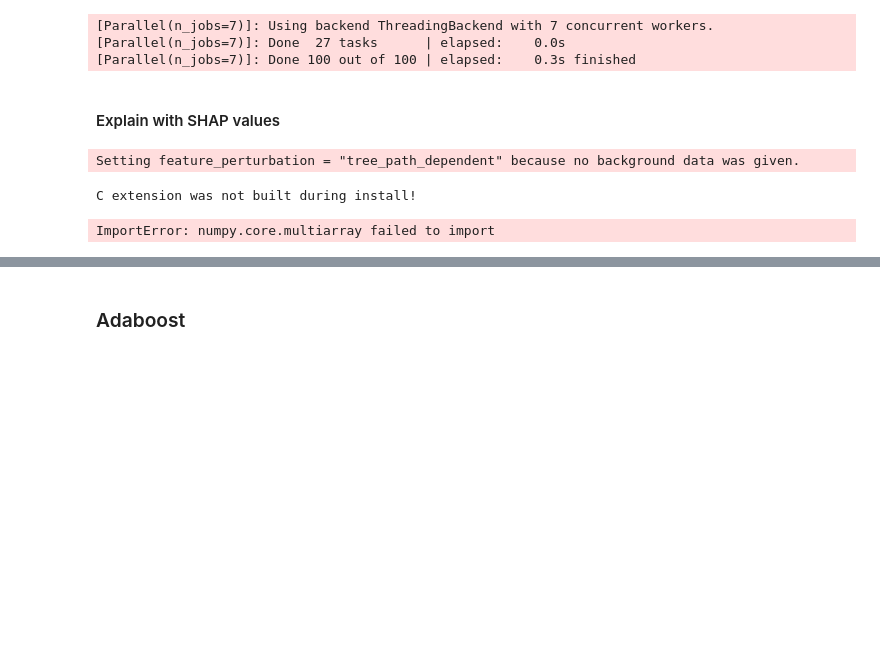
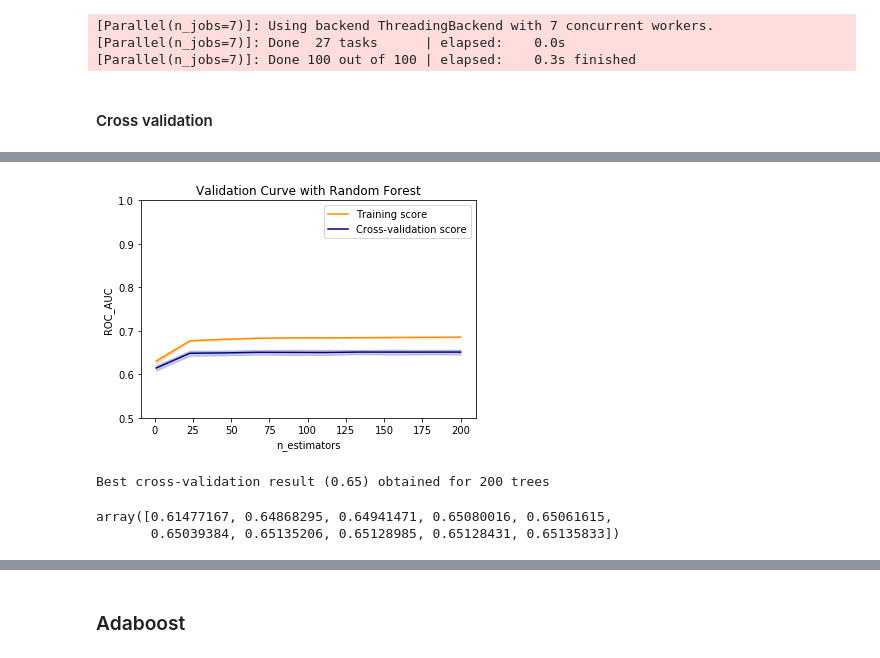
Before and after one commit to CaptainCandy/TMALL_Repurchase, a Jupyter notebook: script.ipynb, the cells around one changed output, grey strips where cells are left out. Drawn from its saved outputs; the diff is of its cells as text; code cells hidden in the pictures; blank space fills up the shorter version.

```diff
--- a/script.ipynb
+++ b/script.ipynb
@@ -500,5 +504,3 @@ np.save('data/trainpreds_1231_randomforest_maxdepth8_100trees.npy', train_preds[
 [Parallel(n_jobs=7)]: Using backend ThreadingBackend with 7 concurrent workers.
 [Parallel(n_jobs=7)]: Done  27 tasks      | elapsed:    0.0s
 [Parallel(n_jobs=7)]: Done 100 out of 100 | elapsed:    0.3s finished
-# %% [markdown]
-#### Explain with SHAP values
@@ -507,6 +507,64 @@ import shap
-# %%
-shap_explainer = shap.TreeExplainer(rf)
-# %% [output]
-Setting feature_perturbation = "tree_path_dependent" because no background data was given.
-C extension was not built during install!
-ImportError: numpy.core.multiarray failed to import
+# %% [markdown]
+#### Cross validation
+# %%
+# cross validation on n_estimators
+cv = StratifiedKFold(n_splits=10, shuffle=True, random_state=123)
+n_estimators_range = np.linspace(1, 200, 10).astype('int')
+train_scores, test_scores = validation_curve(
+    RandomForestClassifier(
+                       criterion='gini',
+                       max_depth=8,
+                       min_samples_split=2,
+                       min_samples_leaf=1,
+                       min_weight_fraction_leaf=0.0,
+                       max_features='sqrt',
+                       max_leaf_nodes=None,
+                       min_impurity_decrease=0.0,
+                       min_impurity_split=None,
+                       bootstrap=True,
+                       oob_score=False,
+                       n_jobs=7,
+                       random_state=None,
+                       verbose=2,
+                       class_weight=None),
+    train_features, train_data['label'],
+    param_name = 'n_estimators',
+    param_range = n_estimators_range,
+    cv=cv,
+    scoring='roc_auc',
+    n_jobs=7,
+    verbose=2
+)
+# plotting
+train_scores_mean = np.mean(train_scores, axis=1)
+train_scores_std = np.std(train_scores, axis=1)
+test_scores_mean = np.mean(test_scores, axis=1)
+test_scores_std = np.std(test_scores, axis=1)
+
+plt.figure(figsize=(6, 4))
+plt.title("Validation Curve with Random Forest")
+plt.xlabel(r"n_estimators")
+plt.ylabel("ROC_AUC")
+plt.ylim(0.5, 1.0)
+
+plt.plot(n_estimators_range, train_scores_mean, label="Training score",
+             color="darkorange")
+plt.plot(n_estimators_range, test_scores_mean, label="Cross-validation score",
+             color="navy")
+plt.fill_between(n_estimators_range,
+                 train_scores_mean - train_scores_std,
+                 train_scores_mean + train_scores_std,
+                 alpha=0.2,
+                 color="darkorange")
+plt.fill_between(n_estimators_range,
+                 test_scores_mean - test_scores_std,
+                 test_scores_mean + test_scores_std,
+                 alpha=0.2,
+                 color="navy")
+plt.legend(loc="best")
+plt.show()
+
+i = np.argmax(test_scores_mean)
+print("Best cross-validation result ({0:.2f}) obtained for {1} trees".format(test_scores_mean[i],
+                                                                             n_estimators_range[i]))
+# %% [output]
@@ -512,0 +574,2 @@ ImportError: numpy.core.multiarray failed to import
+[figure, added]
+Best cross-validation result (0.65) obtained for 200 trees
@@ -512,0 +582,5 @@ ImportError: numpy.core.multiarray failed to import
+# %%
+test_scores_mean
+# %% [output]
+array([0.61477167, 0.64868295, 0.64941471, 0.65080016, 0.65061615,
+       0.65039384, 0.65135206, 0.65128985, 0.65128431, 0.65135833])
```
Also changed, not shown: parts of 57 cells of this notebook, 15 other files.
